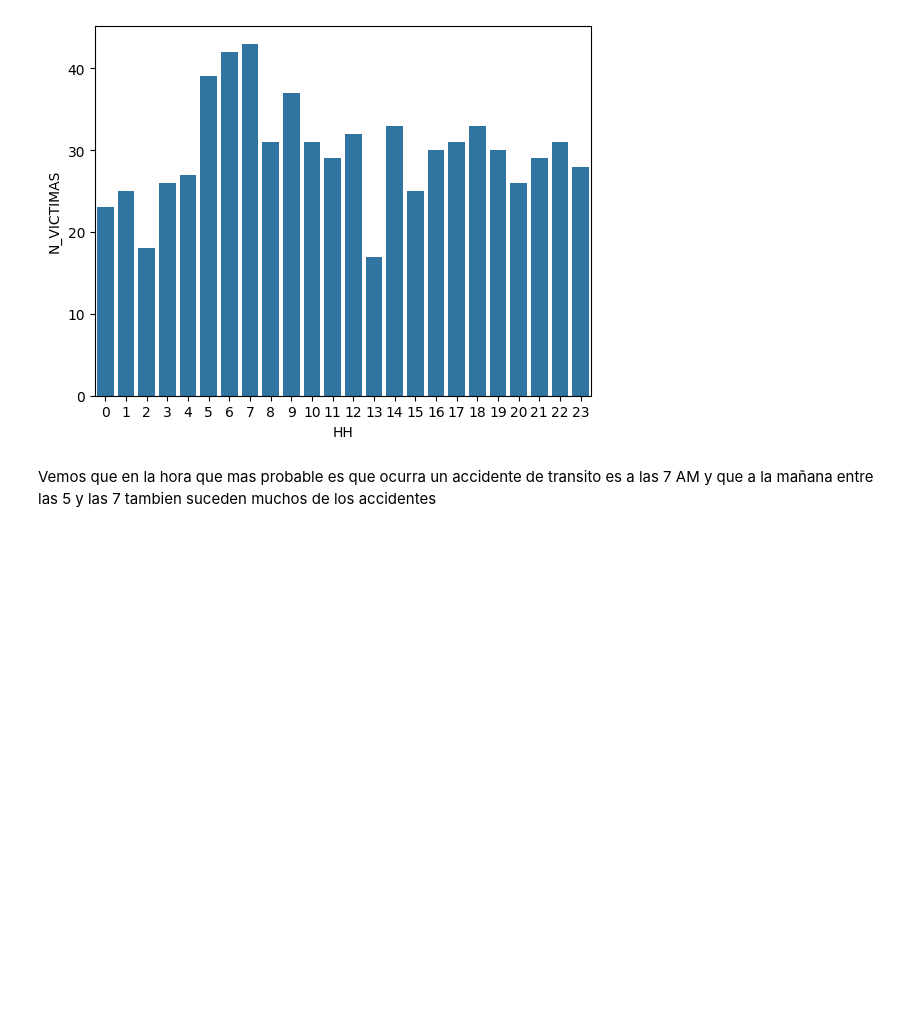
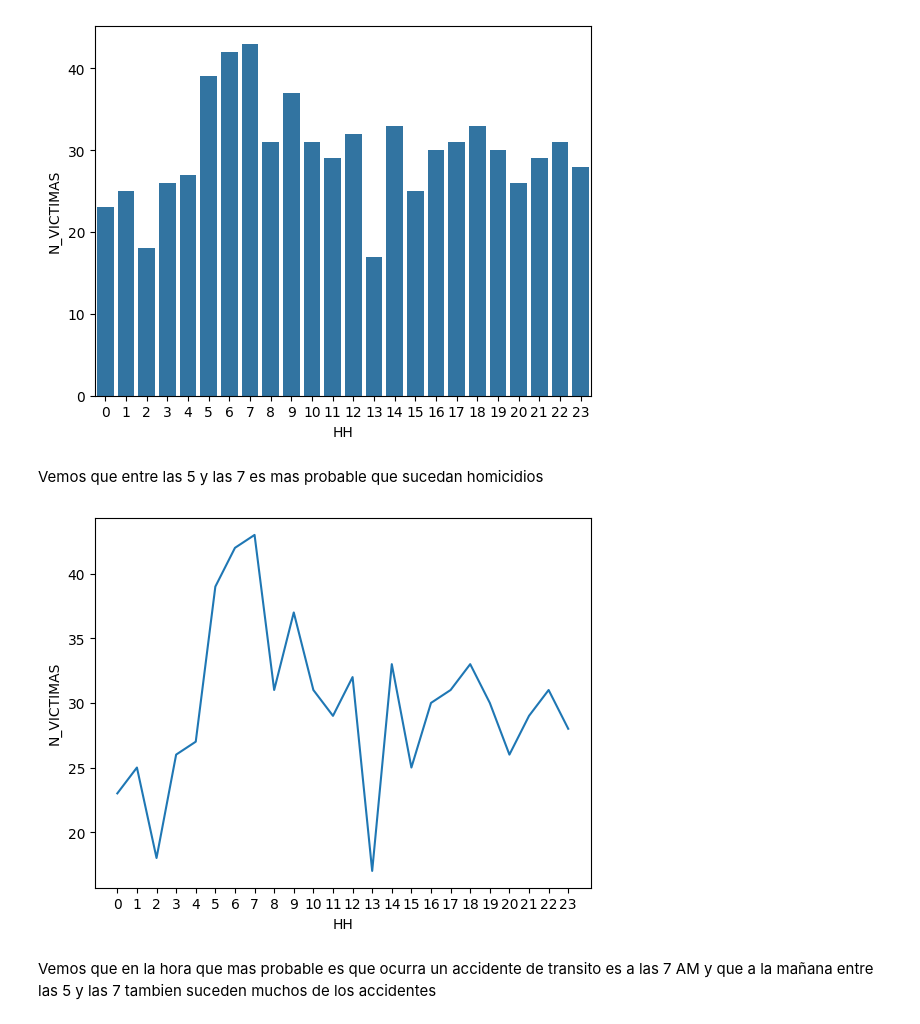
Before and after one commit to Lukitens/PI_DA, a Jupyter notebook: eda.ipynb, the cells around one changed output. Drawn from its saved outputs; the diff is of its cells as text; code cells hidden in the pictures; blank space fills up the shorter version.

```diff
--- a/eda.ipynb
+++ b/eda.ipynb
@@ -311,6 +319,14 @@ sns.barplot(data = total_por_hh, x="HH", y="N_VICTIMAS")
 plt.show()
 # %% [output]
 [figure]
+# %% [markdown]
+Vemos que entre las 5 y las 7 es mas probable que sucedan homicidios
+# %%
+sns.lineplot(data = total_por_hh, x="HH", y="N_VICTIMAS")
+plt.xticks(range(min(total_por_hh['HH']), max(total_por_hh['HH'])+1, 1))
+plt.show()
+# %% [output]
+[figure, added]
 # %% [markdown]
 Vemos que en la hora que mas probable es que ocurra un accidente de transito es a las 7 AM y que a la mañana entre las 5 y las 7 tambien suceden muchos de los accidentes
 # %%
```
Also changed, not shown: parts of 33 cells of this notebook, 1 other file.
